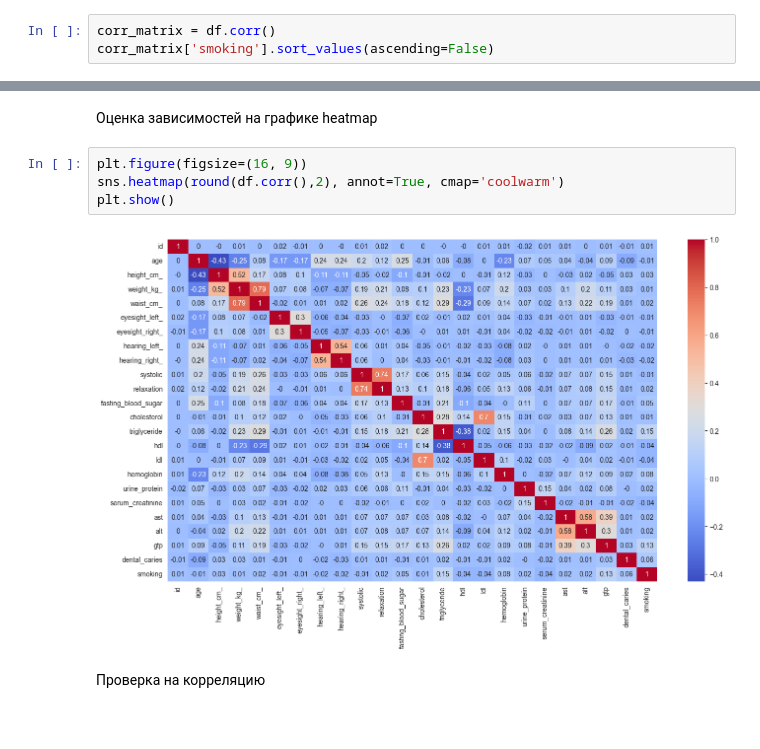
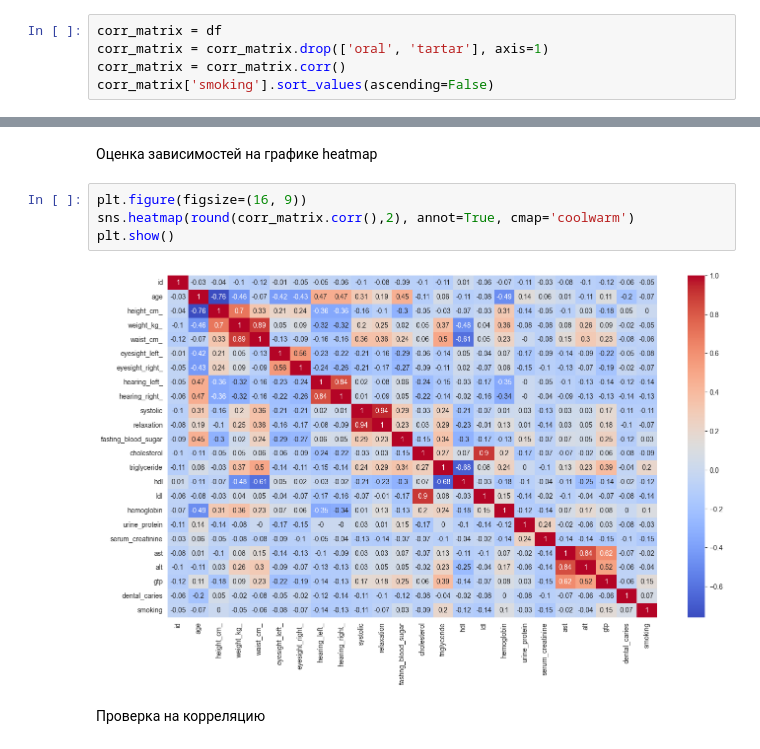
Before and after one commit to Zetis659/Data_Science_GM, a Jupyter notebook: Leopard_challenge_Classification/Leopard_challenge_Classification.ipynb, the cells around one changed output, grey strips where cells are left out. Cells and saved outputs as stored; diff of their text form.

```diff
--- a/Leopard_challenge_Classification/Leopard_challenge_Classification.ipynb
+++ b/Leopard_challenge_Classification/Leopard_challenge_Classification.ipynb
@@ -357,5 +368,7 @@ Name: smoking, dtype: float64
 # %%
-corr_matrix = df.corr()
+corr_matrix = df
+corr_matrix = corr_matrix.drop(['oral', 'tartar'], axis=1)
+corr_matrix = corr_matrix.corr()
 corr_matrix['smoking'].sort_values(ascending=False)
 # %% [output]
 smoking                1.000000
@@ -383,10 +396,10 @@ Name: smoking, dtype: float64
 Оценка зависимостей на графике heatmap
 # %%
 plt.figure(figsize=(16, 9))
-sns.heatmap(round(df.corr(),2), annot=True, cmap='coolwarm')
+sns.heatmap(round(corr_matrix.corr(),2), annot=True, cmap='coolwarm')
 plt.show()
 # %% [output]
-[figure, old version]
+[figure, new version]
 # %% [markdown]
 Проверка на корреляцию
 # %%
```
Also changed, not shown: parts of 9 cells of this notebook, 2 other files.
